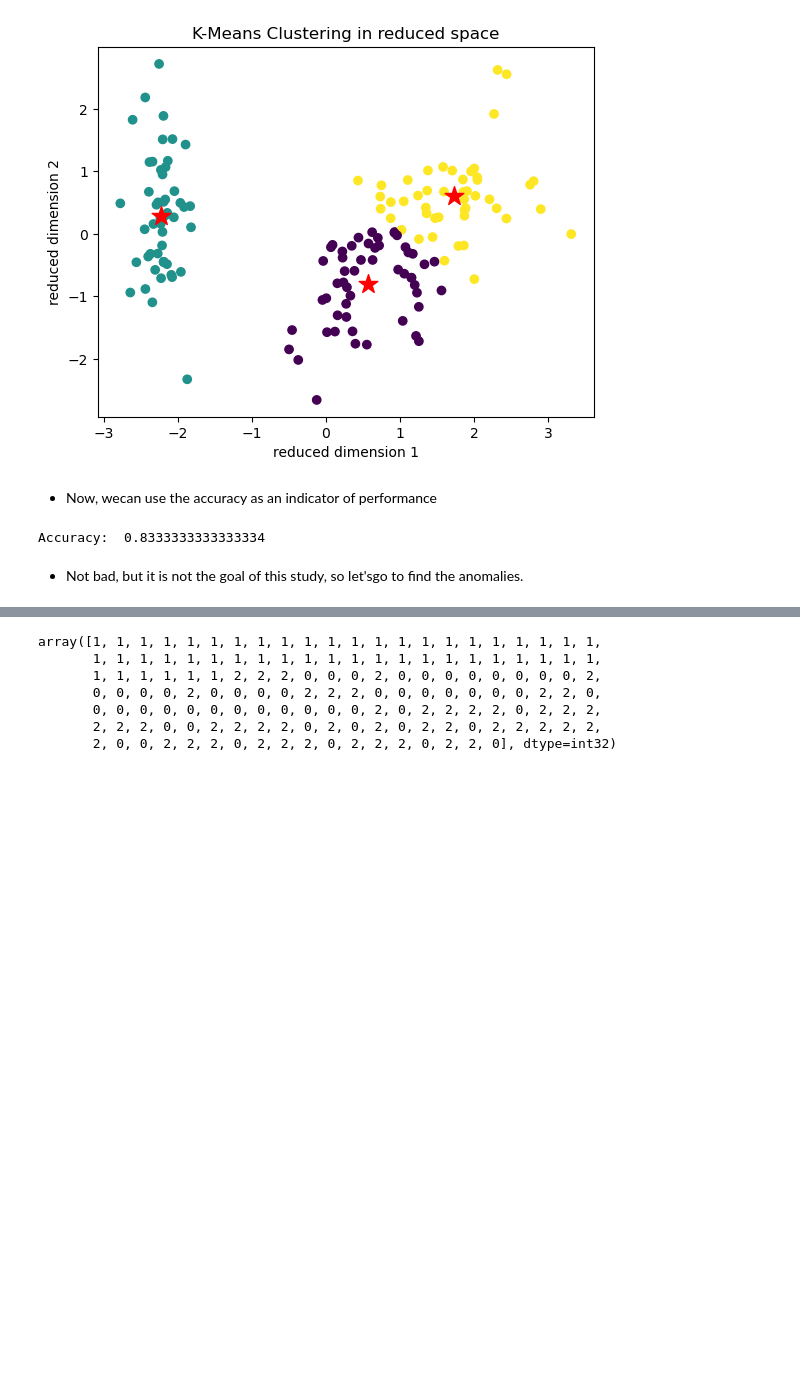
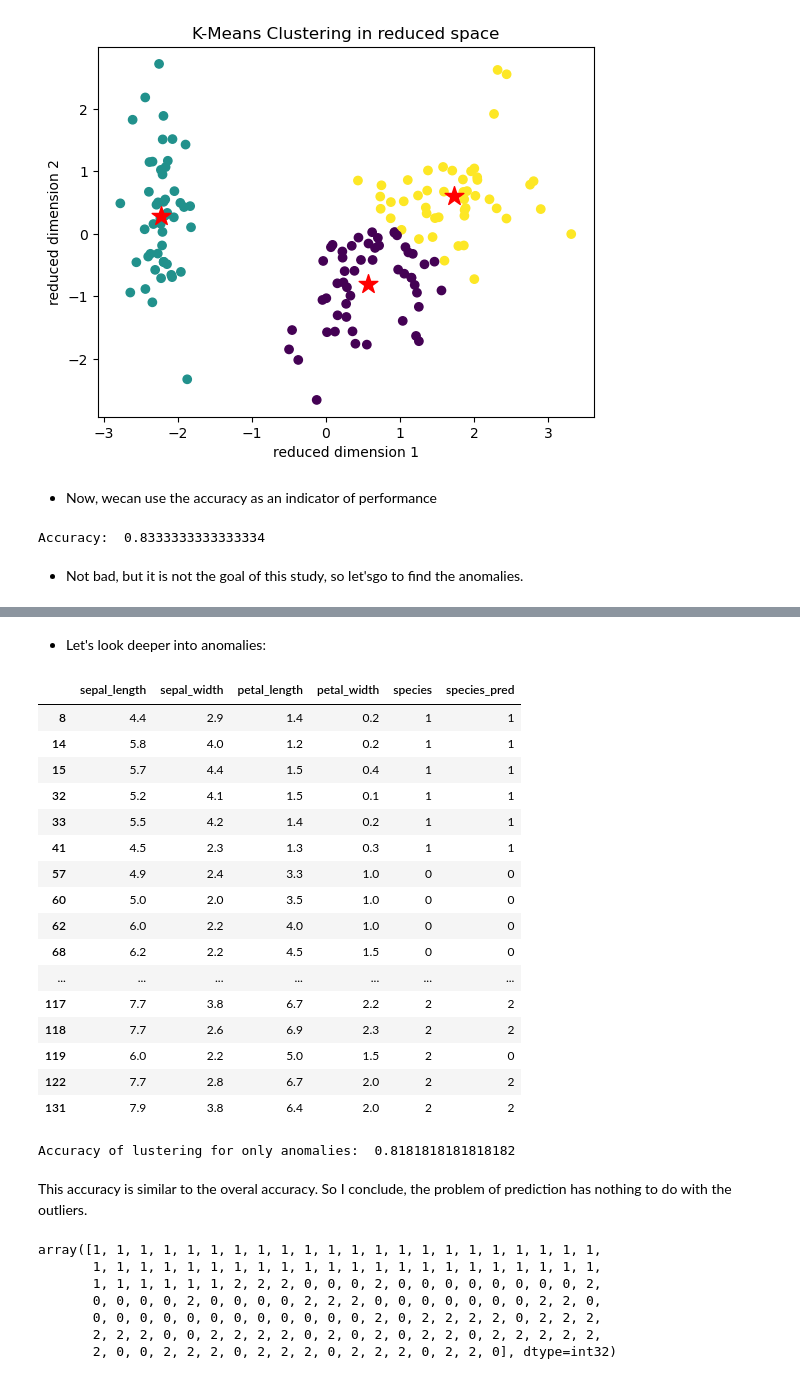
Before and after one commit to Fariborz-P/My-personal-works, a Jupyter notebook: Anomaly detector/Notebok/unsupervised.ipynb, the cells around one changed output, grey strips where cells are left out. Cells and saved outputs as stored; diff of their text form; code cells hidden in the pictures; blank space fills up the shorter version.

```diff
--- a/Anomaly detector/Notebok/unsupervised.ipynb
+++ b/Anomaly detector/Notebok/unsupervised.ipynb
@@ -139,12 +139,3 @@ print("Accuracy: ", accuracy_score(df_copy[target], df_copy[target+'_pred']))
 Accuracy:  0.8333333333333334
 # %% [markdown]
 * Not bad, but it is not the goal of this study, so let'sgo to find the anomalies.
-# %%
-df=pd.read_csv('../data/IRIS.csv')
-features=df.drop(columns=['species']).columns.tolist()
-scaler=StandardScaler()
-df_scaled=pd.DataFrame(columns=features,index=df.index)
-df_scaled[features]=scaler.fit_transform(df[features])
-kmeans=do_clustering(df=df_scaled,n_clusters=3)
-anomalies=find_anomaly(data=df_scaled,kmeans=kmeans,threshold=0.95)
-anomaly_plot_pca(data=df_scaled,kmeans=kmeans,anomalies=anomalies)
@@ -158,0 +169,3 @@ array([[-0.05021989, -0.88029181,  0.34753171,  0.28206327],
+# %%
+anomalies=find_anomaly(data=df_scaled,kmeans=kmeans,threshold=0.99)
+anomaly_plot_pca(data=df_scaled,kmeans=kmeans,anomalies=anomalies)
@@ -159,3 +174,30 @@ array([[-0.05021989, -0.88029181,  0.34753171,  0.28206327],
+# %% [markdown]
+* Let's look deeper into anomalies:
+# %%
+df_anomaly=df_copy.iloc[anomalies,:]
+display(df_copy.iloc[anomalies,:])
+print("Accuracy of lustering for only anomalies: ", accuracy_score(df_anomaly[target], df_anomaly[target+'_pred']))
+# %% [output]
+|  | sepal_length | sepal_width | petal_length | petal_width | species | species_pred |
+| 8 | 4.4 | 2.9 | 1.4 | 0.2 | 1 | 1 |
+| 14 | 5.8 | 4.0 | 1.2 | 0.2 | 1 | 1 |
+| 15 | 5.7 | 4.4 | 1.5 | 0.4 | 1 | 1 |
+| 32 | 5.2 | 4.1 | 1.5 | 0.1 | 1 | 1 |
+| 33 | 5.5 | 4.2 | 1.4 | 0.2 | 1 | 1 |
+| 41 | 4.5 | 2.3 | 1.3 | 0.3 | 1 | 1 |
+| 57 | 4.9 | 2.4 | 3.3 | 1.0 | 0 | 0 |
+| 60 | 5.0 | 2.0 | 3.5 | 1.0 | 0 | 0 |
+| 62 | 6.0 | 2.2 | 4.0 | 1.0 | 0 | 0 |
+| 68 | 6.2 | 2.2 | 4.5 | 1.5 | 0 | 0 |
+| ... | ... | ... | ... | ... | ... | ... |
+| 117 | 7.7 | 3.8 | 6.7 | 2.2 | 2 | 2 |
+| 118 | 7.7 | 2.6 | 6.9 | 2.3 | 2 | 2 |
+| 119 | 6.0 | 2.2 | 5.0 | 1.5 | 2 | 0 |
+| 122 | 7.7 | 2.8 | 6.7 | 2.0 | 2 | 2 |
+| 131 | 7.9 | 3.8 | 6.4 | 2.0 | 2 | 2 |
+Accuracy of lustering for only anomalies:  0.8181818181818182
+# %% [markdown]
+This accuracy is similar to the overal accuracy. So I conclude, the problem of prediction has nothing to do with the outliers.
 # %%
 kmeans.labels_
 # %% [output]
```
Also changed, not shown: parts of 27 cells of this notebook.
